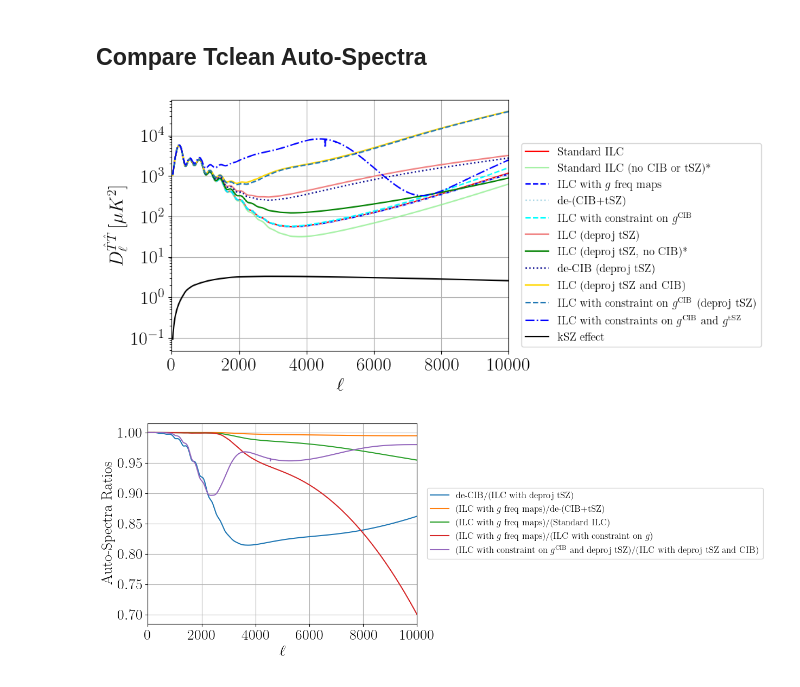
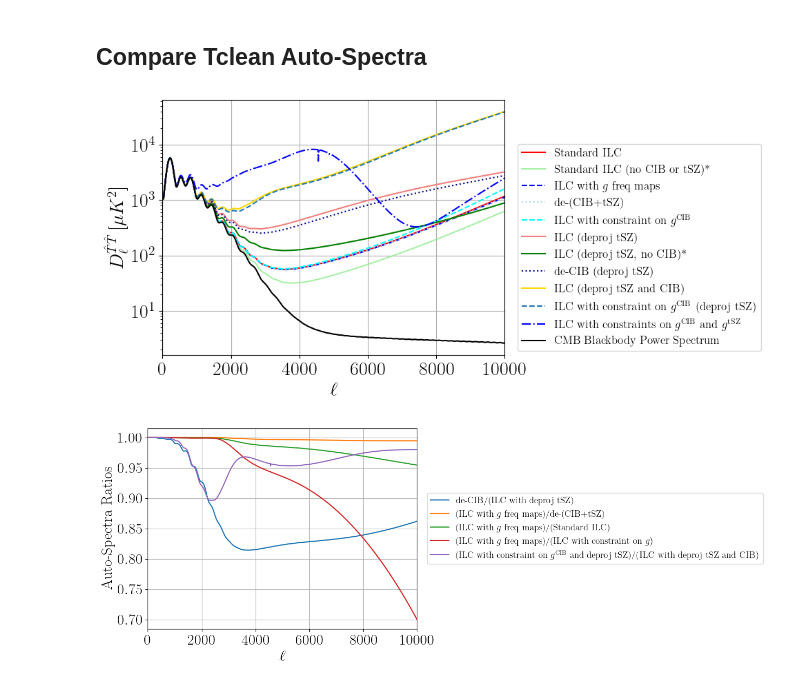
Before and after one commit to olakusiak/deCIBing, a Jupyter notebook: deCIB.ipynb, the cells around one changed output. Saved outputs shown, nothing was run; the diff lists cells and outputs as text; code cells hidden in the pictures.

```diff
--- a/deCIB.ipynb
+++ b/deCIB.ipynb
@@ -949,23 +964,26 @@ class ExplicitDeprojg_CIB():
         return self.Rlij
 
     def get_Rlij_inv(self):
+        #get inverse of R_{\ell}^{ij}
         self.Rlij_inv = np.array([np.linalg.inv(self.Rlij[:,:,l]) for l in range(self.ellmax+1)]) #index as Rlij_inv[l][i][j]
         return self.Rlij_inv
 
 
-
     def get_rho_ab(self):
+        #get correlation matrix of tracer samples
         self.rho_ab = np.zeros((3,3,self.ellmax+1)) #index as rho[a][b][l]
         for a in range(3):
             for b in range(3):
                 self.rho_ab[a][b] = self.Clgg[a][b]/np.sqrt(self.Clgg[a][a]*self.Clgg[b][b])
 
     def get_rho_ab_inv(self):
+        #get inverse of correlation matrix of tracer samples
         rho_ab_T = np.transpose(self.rho_ab, (2,0,1))
         self.rho_ab_inv = np.array([np.linalg.inv(rho_ab_T[l]) for l in range(self.ellmax+1)])
         self.rho_ab_inv = np.transpose(self.rho_ab_inv, (1,2,0))
 
     def get_rho_cib(self):
+        #get correlation matrix of tracer samples with a^{CIB}
         i = 7 #reference frequency
         self.rho_cib = np.zeros((3, self.ellmax+1)) #index as rho[b][l]
         cib_idx = self.comps.index('CIB')
@@ -975,6 +993,7 @@ class ExplicitDeprojg_CIB():
             self.rho_cib[b] = cibxg_a[b]/np.sqrt(cibxcib * self.Clgg[b,b])
 
     def get_coeffs(self):
+        #get coefficients of tracer samples that maximize correlation with a^{CIB} (approx frequency-independent version of CIB)
         i = 7 #reference frequency
         self.coeffs = np.zeros((3, self.ellmax+1)) #index as coeffs[a][l]
         cib_idx = self.comps.index('CIB')
@@ -993,9 +1012,8 @@ class ExplicitDeprojg_CIB():
 
 
     def get_abc(self):
+        #get spectral response vectors
         self.a = np.ones(len(self.freqs)) #index as a[i]
-        self.c = np.einsum('ial->il', self.Clig) #index as c[i][l]
-        # use line below if deprojecting linear combination of galaxy maps using coefficients from de-(CIB+tSZ)
         self.c = np.einsum('al,ial->il', self.coeffs, self.Clig) #index as c[i][l]
         return self.a, self.c
 
@@ -1029,7 +1047,7 @@ class ExplicitDeprojg_CIB():
             plt.clf()
             plt.plot(self.ells[2:], (self.ells*(self.ells+1)*self.Clyy/(2*np.pi))[2:])
             plt.xlabel(r'$\ell$')
-            plt.ylabel(r'$D_{\ell}^{\hat{y}\hat{y}}$ (Method 1)')
+            plt.ylabel(r'$D_{\ell}^{\hat{y}\hat{y}}$ (ILC with constraint on $g^{\mathrm{CIB}}$)')
             plt.show()
         return self.Clyy
 # %% [markdown]
@@ -1059,22 +1077,26 @@ class ExplicitDeprojg_CIBandtSZ():
         return self.Rlij
 
     def get_Rlij_inv(self):
+        #get inverse of R_{\ell}^{ij}
         self.Rlij_inv = np.array([np.linalg.inv(self.Rlij[:,:,l]) for l in range(self.ellmax+1)]) #index as Rlij_inv[l][i][j]
         return self.Rlij_inv
 
 
     def get_rho_ab(self):
+        #get correlation matrix of tracer samples
         self.rho_ab = np.zeros((3,3,self.ellmax+1)) #index as rho[a][b][l]
         for a in range(3):
             for b in range(3):
                 self.rho_ab[a][b] = self.Clgg[a][b]/np.sqrt(self.Clgg[a][a]*self.Clgg[b][b])
 
     def get_rho_ab_inv(self):
+        #get inverse of correlation matrix of tracer samples
         rho_ab_T = np.transpose(self.rho_ab, (2,0,1))
         self.rho_ab_inv = np.array([np.linalg.inv(rho_ab_T[l]) for l in range(self.ellmax+1)])
         self.rho_ab_inv = np.transpose(self.rho_ab_inv, (1,2,0))
 
     def get_rho_cib(self):
+        #get correlation matrix of tracer samples with a^{CIB}
         i = 7 #reference frequency
         self.rho_cib = np.zeros((3, self.ellmax+1)) #index as rho[b][l]
         cib_idx = self.comps.index('CIB')
@@ -1084,6 +1106,7 @@ class ExplicitDeprojg_CIBandtSZ():
             self.rho_cib[b] = cibxg_a[b]/np.sqrt(cibxcib * self.Clgg[b,b])
 
     def get_coeffs_cib(self):
+        #get optimal coefficients of tracer samples to maximize correlation with a^{CIB}
         i = 7 #reference frequency
         self.coeffs_cib = np.zeros((3, self.ellmax+1)) #index as coeffs[a][l]
         cib_idx = self.comps.index('CIB')
@@ -1101,6 +1124,7 @@ class ExplicitDeprojg_CIBandtSZ():
                 self.coeffs_cib[a,l] = 1.
 
     def get_rho_tsz(self):
+        #get correlation matrix of tracer samples with Compton-y
         i = 7 #reference frequency
         self.rho_tsz = np.zeros((3, self.ellmax+1)) #index as rho[b][l]
         tsz_idx = self.comps.index('tSZ')
@@ -1110,6 +1134,7 @@ class ExplicitDeprojg_CIBandtSZ():
             self.rho_tsz[b] = tszxg_a[b]/np.sqrt(tszxtsz * self.Clgg[b,b])
 
     def get_coeffs_tsz(self):
+        #get optimal coefficients of tracer samples to maximize correlation with Compton-y
         i = 7 #reference frequency
         self.coeffs_tsz = np.zeros((3, self.ellmax+1)) #index as coeffs[a][l]
         tsz_idx = self.comps.index('tSZ')
@@ -1128,6 +1153,7 @@ class ExplicitDeprojg_CIBandtSZ():
 
 
     def get_abc(self):
+        #get spectral response vectors
         self.a = np.ones(len(self.freqs)) #index as a[i]
         self.b = np.einsum('al,ial->il', self.coeffs_tsz, self.Clig) #index as b[i][l]
         self.c = np.einsum('al,ial->il', self.coeffs_cib, self.Clig) #index as c[i][l]
@@ -1175,7 +1201,7 @@ class ExplicitDeprojg_CIBandtSZ():
             plt.clf()
             plt.plot(self.ells[2:], (self.ells*(self.ells+1)*self.Clyy/(2*np.pi))[2:])
             plt.xlabel(r'$\ell$')
-            plt.ylabel(r'$D_{\ell}^{\hat{y}\hat{y}}$ (Method 1)')
+            plt.ylabel(r'$D_{\ell}^{\hat{y}\hat{y}}$ (ILC with constraints on $g^{\mathrm{CIB}}$ and $g^{\mathrm{tSZ}}$)')
             plt.show()
         return self.Clyy
 # %% [markdown]
@@ -1205,24 +1231,26 @@ class ExplicitDeprojg_withtSZdeproj():
         return self.Rlij
 
     def get_Rlij_inv(self):
+        #Get inverse of R_{\ell}^{ij}
         self.Rlij_inv = np.array([np.linalg.inv(self.Rlij[:,:,l]) for l in range(self.ellmax+1)]) #index as Rlij_inv[l][i][j]
         return self.Rlij_inv
 
 
-
-
     def get_rho_ab(self):
+        #get correlation matrix of tracer samples
         self.rho_ab = np.zeros((3,3,self.ellmax+1)) #index as rho[a][b][l]
         for a in range(3):
             for b in range(3):
                 self.rho_ab[a][b] = self.Clgg[a][b]/np.sqrt(self.Clgg[a][a]*self.Clgg[b][b])
 
     def get_rho_ab_inv(self):
+        #get inverse of correlation matrix of tracer samples
         rho_ab_T = np.transpose(self.rho_ab, (2,0,1))
         self.rho_ab_inv = np.array([np.linalg.inv(rho_ab_T[l]) for l in range(self.ellmax+1)])
         self.rho_ab_inv = np.transpose(self.rho_ab_inv, (1,2,0))
 
     def get_rho_cib(self):
+        #get correlation matrix of tracer samples with a^{CIB}
         i = 7 #reference frequency
         self.rho_cib = np.zeros((3, self.ellmax+1)) #index as rho[b][l]
         cib_idx = self.comps.index('CIB')
@@ -1232,6 +1260,7 @@ class ExplicitDeprojg_withtSZdeproj():
             self.rho_cib[b] = cibxg_a[b]/np.sqrt(cibxcib * self.Clgg[b,b])
 
     def get_coeffs(self):
+        #get optimal coefficients of tracer samples to maximize correlation with a^{CIB}
         i = 7 #reference frequency
         self.coeffs = np.zeros((3, self.ellmax+1)) #index as coeffs[a][l]
         cib_idx = self.comps.index('CIB')
@@ -1248,10 +1277,8 @@ class ExplicitDeprojg_withtSZdeproj():
                 a = best_g[l]
                 self.coeffs[a,l] = 1.
 
-
-
-
     def get_abc(self):
+        #get spectral response vectors
         self.a = np.ones(len(self.freqs)) #index as a[i]
         self.b = self.spectra.tsz_spectral_response(self.freqs) #index as b[i]
         self.c = np.einsum('ial->il', self.Clig) #index as c[i][l]
@@ -1298,7 +1325,7 @@ class ExplicitDeprojg_withtSZdeproj():
             plt.clf()
             plt.plot(self.ells[2:], (self.ells*(self.ells+1)*self.Clyy/(2*np.pi))[2:])
             plt.xlabel(r'$\ell$')
-            plt.ylabel(r'$D_{\ell}^{\hat{y}\hat{y}}$ (Method 1)')
+            plt.ylabel(r'$D_{\ell}^{\hat{y}\hat{y}}$ (ILC with constraint on $g^{\mathrm{CIB}}$ and deproj tSZ)')
             plt.show()
         return self.Clyy
 # %% [markdown]
@@ -1581,36 +1606,39 @@ mtest_deprojtSZ_auto = mtest_deprojtSZ.ILC_auto_spectrum(plot=True)
 # %%
 stop = 10000
 
 plt.clf()
-#m5, m6, m2, m7, m9, m4, m3, m1, m8, m10
+#order m5, m6, m2, m7, m9, m4, m3, m1, m8, m10
 plt.plot(ells[start:stop], (ells*(ells+1)*m5.Clyy/(2*np.pi))[start:stop], label=m5_label, linestyle=m5_linestyle, color=m5_color)
 plt.plot(ells[start:stop], (ells*(ells+1)*m6.Clyy/(2*np.pi))[start:stop], label=m6_label, linestyle=m6_linestyle, color=m6_color, alpha=0.8)
 plt.plot(ells[start:stop], (ells*(ells+1)*m2.Clyy/(2*np.pi))[start:stop], label=m2_label, linestyle=m2_linestyle, color=m2_color)
 plt.plot(ells[start:stop], (ells*(ells+1)*m7.Clyy/(2*np.pi))[start:stop], label=m7_label, linestyle=m7_linestyle, color=m7_color)
 plt.plot(ells[start:stop], (ells*(ells+1)*m9.Clyy/(2*np.pi))[start:stop], label=m9_label, linestyle=m9_linestyle, color=m9_color)
 plt.plot(ells[start:stop], (ells*(ells+1)*m4.Clyy/(2*np.pi))[start:stop], label=m4_label, linestyle=m4_linestyle, color=m4_color)
 plt.plot(ells[start:stop], (ells*(ells+1)*m3.Clyy/(2*np.pi))[start:stop], label=m3_label, linestyle=m3_linestyle, color=m3_color)
 plt.plot(ells[start:stop], (ells*(ells+1)*m1.Clyy/(2*np.pi))[start:stop], label=m1_label, linestyle=m1_linestyle, color=m1_color)
 plt.plot(ells[start:stop], (ells*(ells+1)*m8.Clyy/(2*np.pi))[start:stop], label=m8_label, linestyle=m8_linestyle, color=m8_color)
 plt.plot(ells[start:stop], (ells*(ells+1)*m10.Clyy/(2*np.pi))[start:stop], label=m10_label, linestyle=m10_linestyle, color=m10_color)
 plt.plot(ells[start:stop], (ells*(ells+1)*m11.Clyy/(2*np.pi))[start:stop], label=m11_label, linestyle=m11_linestyle, color=m11_color)
+
+#uncomment lines below for MCILC plots
 # plt.plot(ells[start:stop], (ells*(ells+1)*mtest.Clyy/(2*np.pi))[start:stop], label='Deproj each g separately in ILC', linestyle='dotted', color='m')
 # plt.plot(ells[start:stop], (ells*(ells+1)*mtest_deprojtSZ.Clyy/(2*np.pi))[start:stop], label='Deproj each g separately in ILC with deproj tSZ', linestyle='dotted', color='mediumpurple')
+
 ksz_idx = spectra1.comps.index('kSZ')
-plt.plot(ells[start:stop], (ells*(ells+1)*spectra1.all_spectra[ksz_idx,0,ksz_idx,0]/(2*np.pi))[start:stop], label='kSZ effect', linestyle='solid', color='k')
+cmb_idx = spectra1.comps.index('CMB')
+plt.plot(ells[start:stop], (ells*(ells+1)*(spectra1.all_spectra[ksz_idx,0,ksz_idx,0]+spectra1.all_spectra[cmb_idx,0,cmb_idx,0])/(2*np.pi))[start:stop], label='CMB Blackbody Power Spectrum', linestyle='solid', color='k')
 plt.xlabel(r'$\ell$', font=font)
 plt.ylabel(r'$D_{\ell}^{\hat{T}\hat{T}} \, [\mu K^2]$', font=font)
 plt.yscale('log')
 plt.yticks(fontsize=20)
 plt.xticks(fontsize=20)
 plt.legend(fontsize=12,  bbox_to_anchor=(1.02, 0.85))
 plt.grid()
 # plt.ylim(top=10**4.5)
 plt.xlim(0,10000)
-# plt.savefig(f'{output_dir}/{prefix}_Tclean_auto_spectra.pdf', bbox_inches = "tight")
 plt.show()
 # %% [output]
-[figure, old version]
+[figure, new version]
 # %%
 plt.clf()
 plt.plot(ells[start:stop], (m1.Clyy/m4.Clyy)[start:stop], label='de-CIB/(ILC with deproj tSZ)')
```
Also changed, not shown: parts of 25 cells of this notebook.
